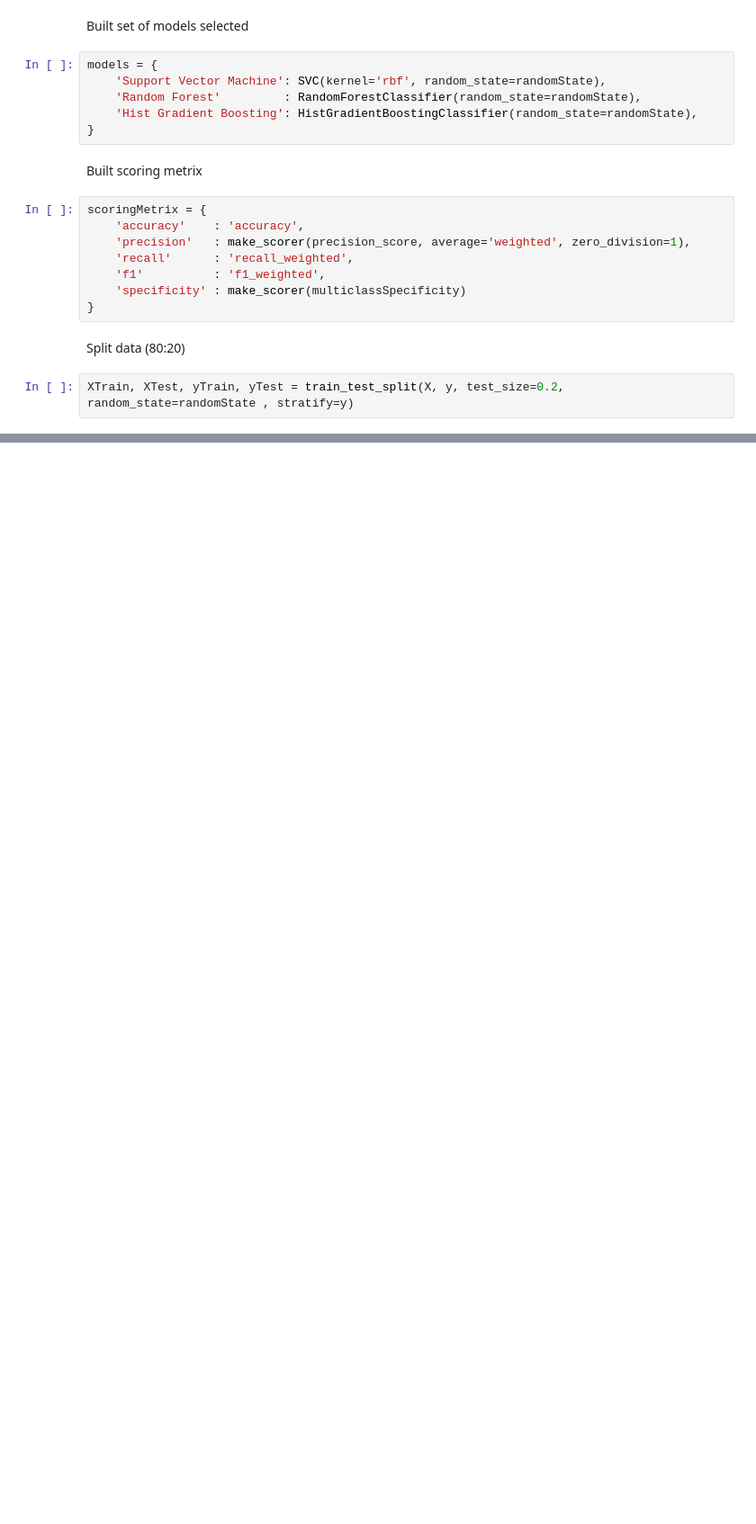
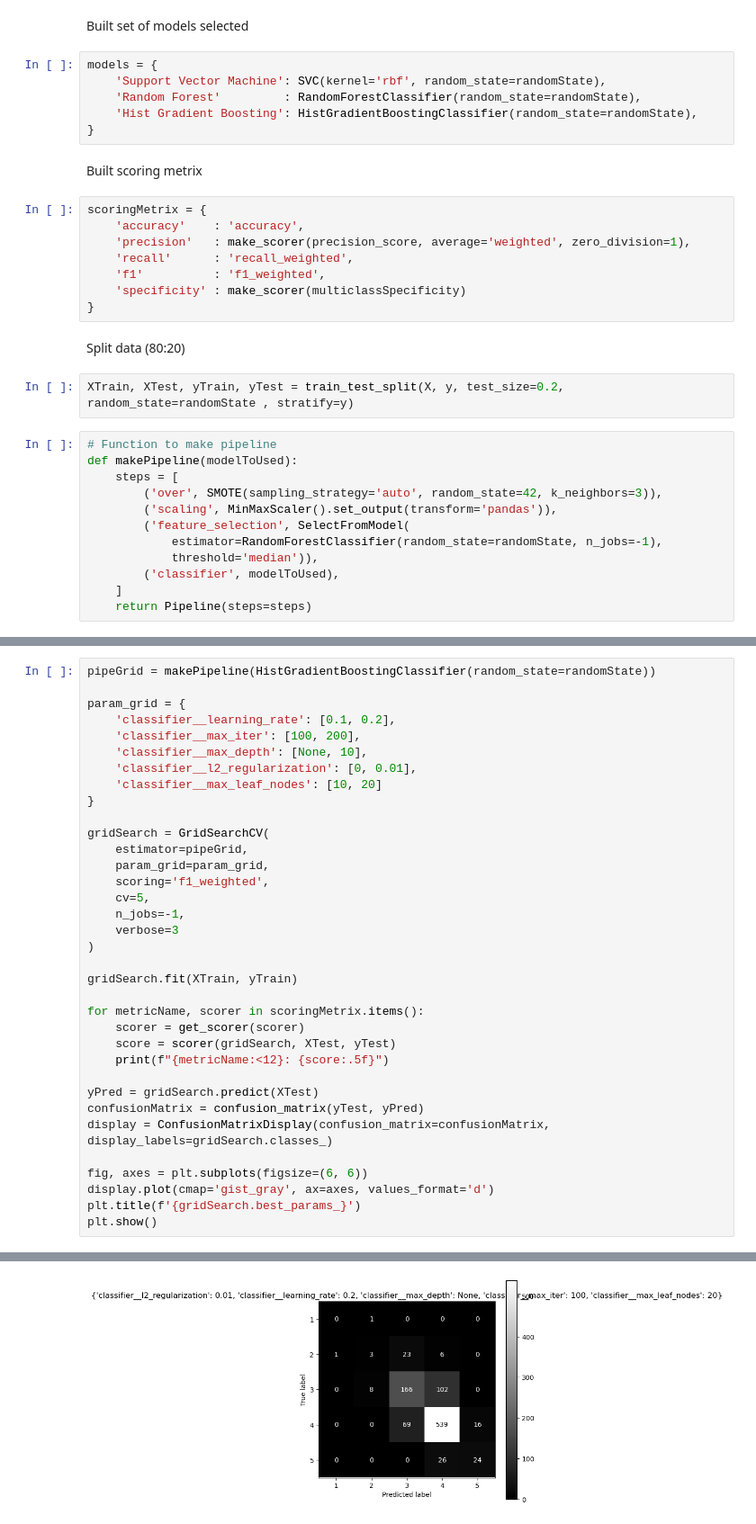
Before and after one commit to youquanneu/COMP3222_Coursework, a Jupyter notebook: Workflow/Model.ipynb, the cells around one changed output, grey strips where cells are left out. Shown: that part at 90% size. Saved outputs shown, nothing was run; the diff lists cells and outputs as text; blank space fills up the shorter version.

```diff
--- a/Workflow/Model.ipynb
+++ b/Workflow/Model.ipynb
@@ -71,3 +63,15 @@ scoringMetrix = {
 Split data (80:20)
 # %%
 XTrain, XTest, yTrain, yTest = train_test_split(X, y, test_size=0.2, random_state=randomState , stratify=y)
+# %%
+# Function to make pipeline
+def makePipeline(modelToUsed):
+    steps = [
+        ('over', SMOTE(sampling_strategy='auto', random_state=42, k_neighbors=3)),
+        ('scaling', MinMaxScaler().set_output(transform='pandas')),
+        ('feature_selection', SelectFromModel(
+            estimator=RandomForestClassifier(random_state=randomState, n_jobs=-1),
+            threshold='median')),
+        ('classifier', modelToUsed),
+    ]
+    return Pipeline(steps=steps)
@@ -124,0 +161,36 @@ for name, model in models.items():
+# %%
+pipeGrid = makePipeline(HistGradientBoostingClassifier(random_state=randomState))
+
+param_grid = {
+    'classifier__learning_rate': [0.1, 0.2],
+    'classifier__max_iter': [100, 200],
+    'classifier__max_depth': [None, 10],
+    'classifier__l2_regularization': [0, 0.01],
+    'classifier__max_leaf_nodes': [10, 20]
+}
+
+gridSearch = GridSearchCV(
+    estimator=pipeGrid,
+    param_grid=param_grid,
+    scoring='f1_weighted',
+    cv=5,
+    n_jobs=-1,
+    verbose=3
+)
+
+gridSearch.fit(XTrain, yTrain)
+
+for metricName, scorer in scoringMetrix.items():
+    scorer = get_scorer(scorer)
+    score = scorer(gridSearch, XTest, yTest)
+    print(f"{metricName:<12}: {score:.5f}")
+
+yPred = gridSearch.predict(XTest)
+confusionMatrix = confusion_matrix(yTest, yPred)
+display = ConfusionMatrixDisplay(confusion_matrix=confusionMatrix, display_labels=gridSearch.classes_)
+
+fig, axes = plt.subplots(figsize=(6, 6))
+display.plot(cmap='gist_gray', ax=axes, values_format='d')
+plt.title(f'{gridSearch.best_params_}')
+plt.show()
+# %% [output]
@@ -124,0 +203 @@ for name, model in models.items():
+[figure, added]
```
Also changed, not shown: parts of 7 cells of this notebook, 4 other files.
